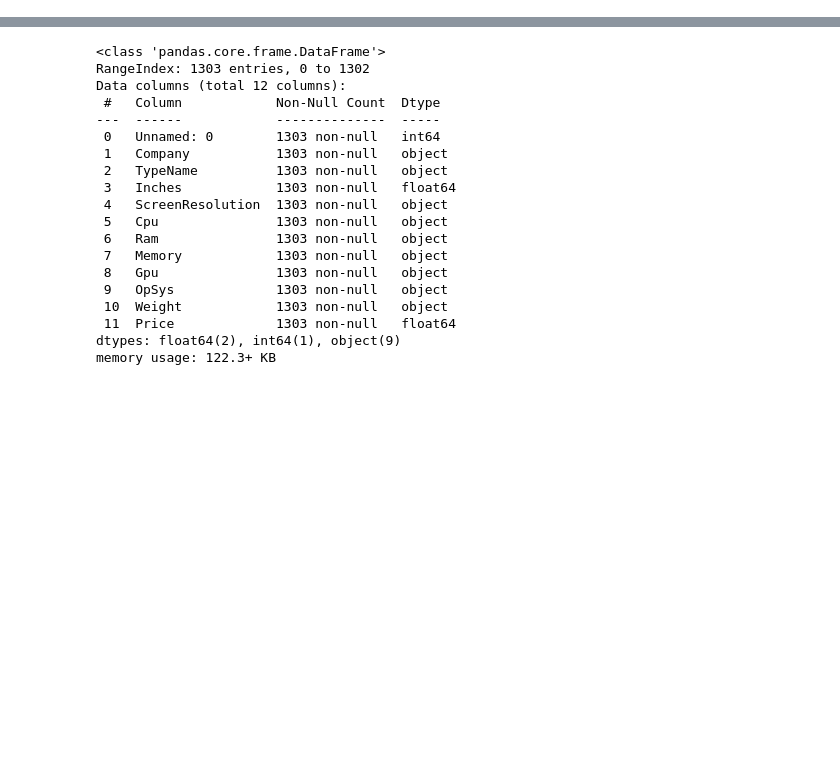
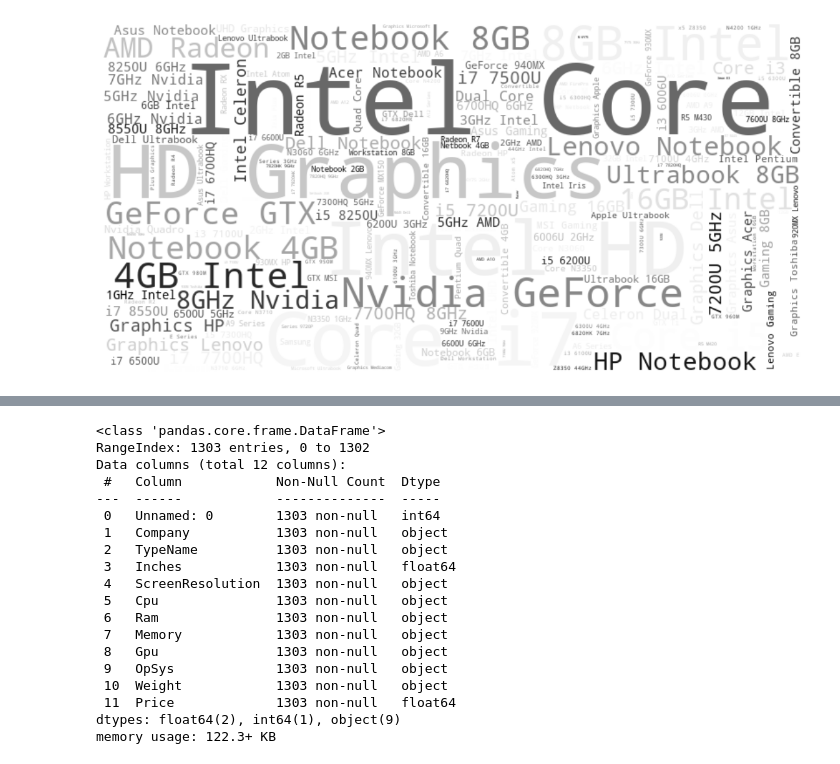
Before and after one commit to merusya/my_eda_project, a Jupyter notebook: Eda2/laptop_price_project.ipynb, the cells around one changed output, grey strips where cells are left out. Saved outputs shown, nothing was run; the diff lists cells and outputs as text; code cells hidden in the pictures; blank space fills up the shorter version.

```diff
--- a/Eda2/laptop_price_project.ipynb
+++ b/Eda2/laptop_price_project.ipynb
@@ -39,0 +59,17 @@ df = df0.copy()
+# %%
+df0['word'] = df0['Cpu'] + ' ' + df0['Gpu'] + ' ' + df0['Company'] + ' ' + df0['TypeName'] + ' ' + df0['Ram']
+from wordcloud import WordCloud
+df0['word'] = df0['Cpu'] + ' ' + df0['Gpu'] + ' ' + df0['Company'] + ' ' + df0['TypeName'] + ' ' + df0['Ram']
+text = ' '.join(df0['word'].dropna().unique())
+wordcloud = WordCloud(
+    width=800,
+    height=400,
+    background_color='white',
+    colormap='Greys'
+).generate(text)
+plt.figure(figsize=(15, 7))
+plt.imshow(wordcloud, interpolation='bilinear')
+plt.axis('off')
+plt.show()
+# %% [output]
+[figure, added]
```
Also changed, not shown: parts of 32 cells of this notebook, 3 other files.
